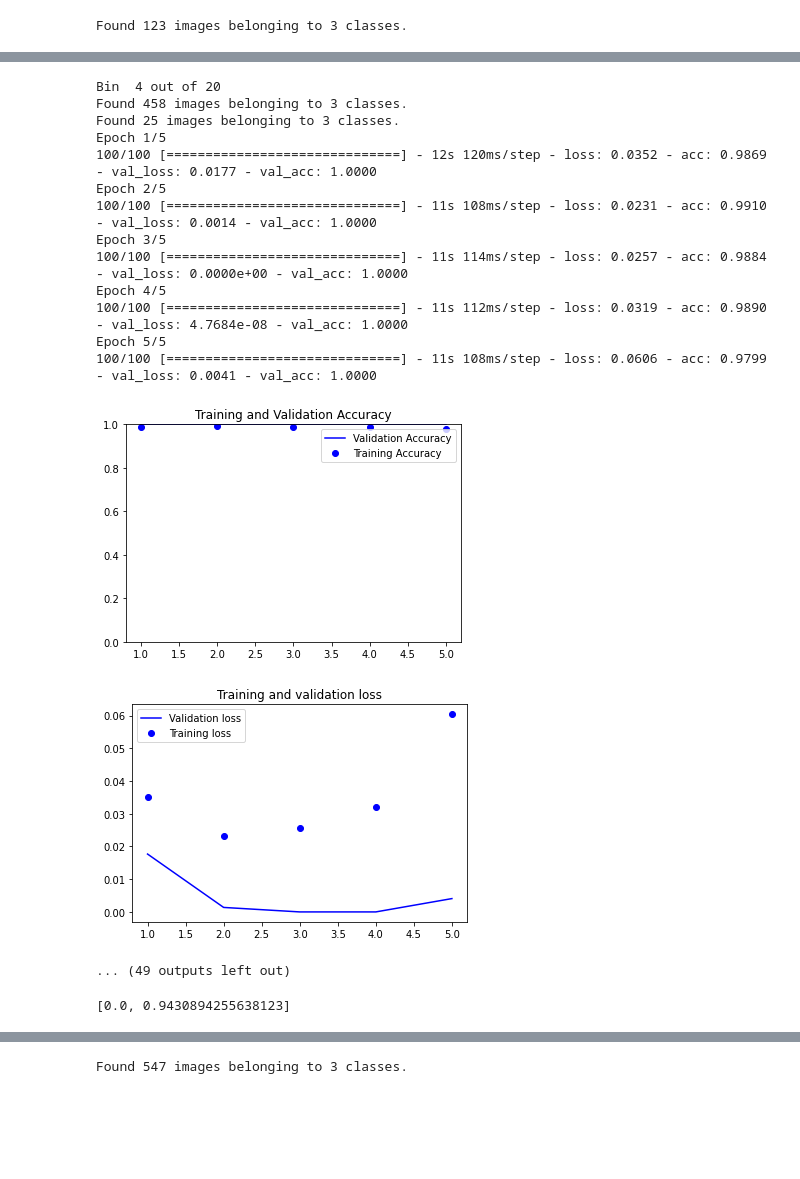
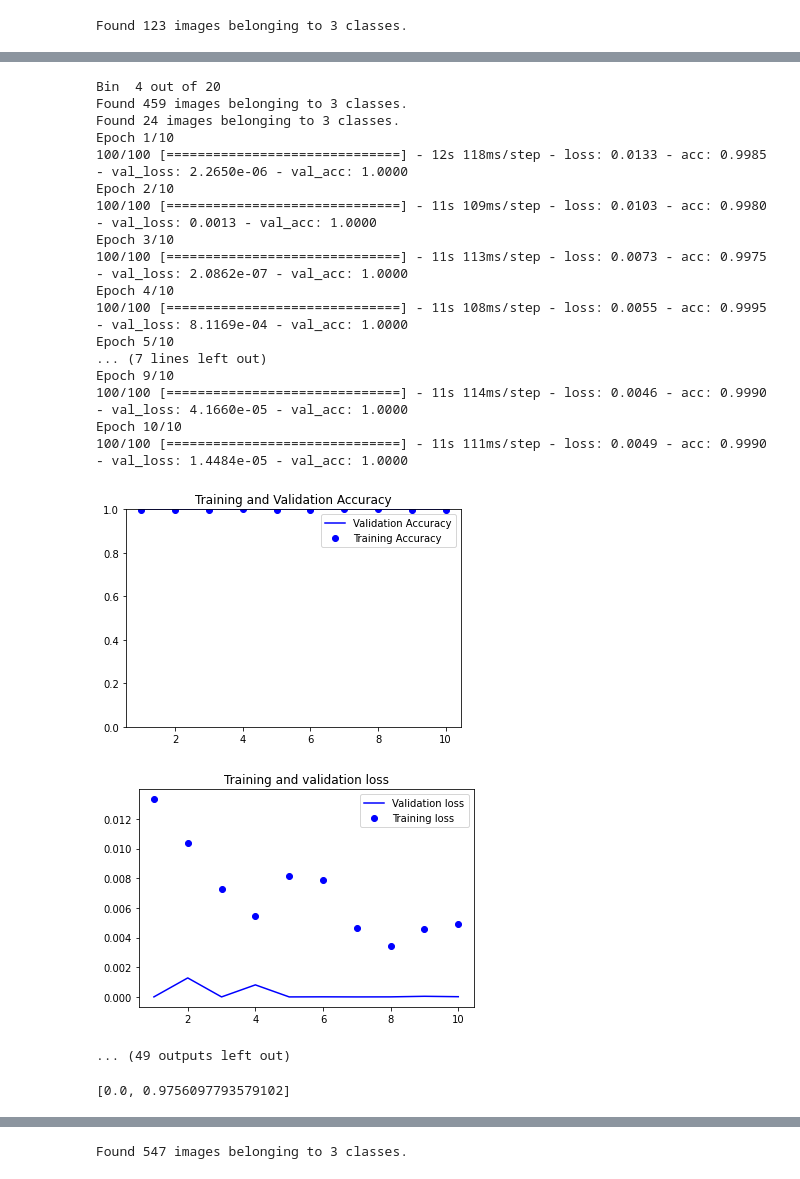
Before and after one commit to aviralsomani/driv-face-classifier, a Jupyter notebook: AviralSomani_FinalProject.ipynb, the cells around one changed output, grey strips where cells are left out. Drawn from its saved outputs; the diff is of its cells as text; code cells hidden in the pictures; blank space fills up the shorter version.

```diff
--- a/AviralSomani_FinalProject.ipynb
+++ b/AviralSomani_FinalProject.ipynb
@@ -459,10 +475,10 @@ model3.add(layers.Dense(3, activation='softmax'))
 model3.summary()
 
 model3.compile(loss='categorical_crossentropy',
-              optimizer=optimizers.Adam(),
+              optimizer=optimizers.Adagrad(),
               metrics=['acc'])
 
-run_k_fold_cross_val(model3, 20, steps_per_epoch=100, epochs=5, validation_steps=50)
+run_k_fold_cross_val(model3, 20, steps_per_epoch=100, epochs=10, validation_steps=50)
 model3.evaluate_generator(test_gen)
 # %% [output]
 Model: "sequential_3"
@@ -517,20 +541,24 @@ Epoch 5/5
 Bin  4 out of 20
-Found 458 images belonging to 3 classes.
-Found 25 images belonging to 3 classes.
-Epoch 1/5
-100/100 [==============================] - 12s 120ms/step - loss: 0.0352 - acc: 0.9869 - val_loss: 0.0177 - val_acc: 1.0000
-Epoch 2/5
-100/100 [==============================] - 11s 108ms/step - loss: 0.0231 - acc: 0.9910 - val_loss: 0.0014 - val_acc: 1.0000
-Epoch 3/5
-100/100 [==============================] - 11s 114ms/step - loss: 0.0257 - acc: 0.9884 - val_loss: 0.0000e+00 - val_acc: 1.0000
-Epoch 4/5
-100/100 [==============================] - 11s 112ms/step - loss: 0.0319 - acc: 0.9890 - val_loss: 4.7684e-08 - val_acc: 1.0000
-Epoch 5/5
-100/100 [==============================] - 11s 108ms/step - loss: 0.0606 - acc: 0.9799 - val_loss: 0.0041 - val_acc: 1.0000
+Found 459 images belonging to 3 classes.
+Found 24 images belonging to 3 classes.
+Epoch 1/10
+100/100 [==============================] - 12s 118ms/step - loss: 0.0133 - acc: 0.9985 - val_loss: 2.2650e-06 - val_acc: 1.0000
+Epoch 2/10
+100/100 [==============================] - 11s 109ms/step - loss: 0.0103 - acc: 0.9980 - val_loss: 0.0013 - val_acc: 1.0000
+Epoch 3/10
+100/100 [==============================] - 11s 113ms/step - loss: 0.0073 - acc: 0.9975 - val_loss: 2.0862e-07 - val_acc: 1.0000
+Epoch 4/10
+100/100 [==============================] - 11s 108ms/step - loss: 0.0055 - acc: 0.9995 - val_loss: 8.1169e-04 - val_acc: 1.0000
+Epoch 5/10
+... (7 lines left out)
+Epoch 9/10
+100/100 [==============================] - 11s 114ms/step - loss: 0.0046 - acc: 0.9990 - val_loss: 4.1660e-05 - val_acc: 1.0000
+Epoch 10/10
+100/100 [==============================] - 11s 111ms/step - loss: 0.0049 - acc: 0.9990 - val_loss: 1.4484e-05 - val_acc: 1.0000
-[figure, old version]
+[figure, new version]
-[figure, old version]
+[figure, new version]
 ... (49 outputs left out)
 # %%
 model3.evaluate_generator(test_gen)
 # %% [output]
-[0.0, 0.9430894255638123]
+[0.0, 0.9756097793579102]
```
Also changed, not shown: parts of 14 cells of this notebook.
